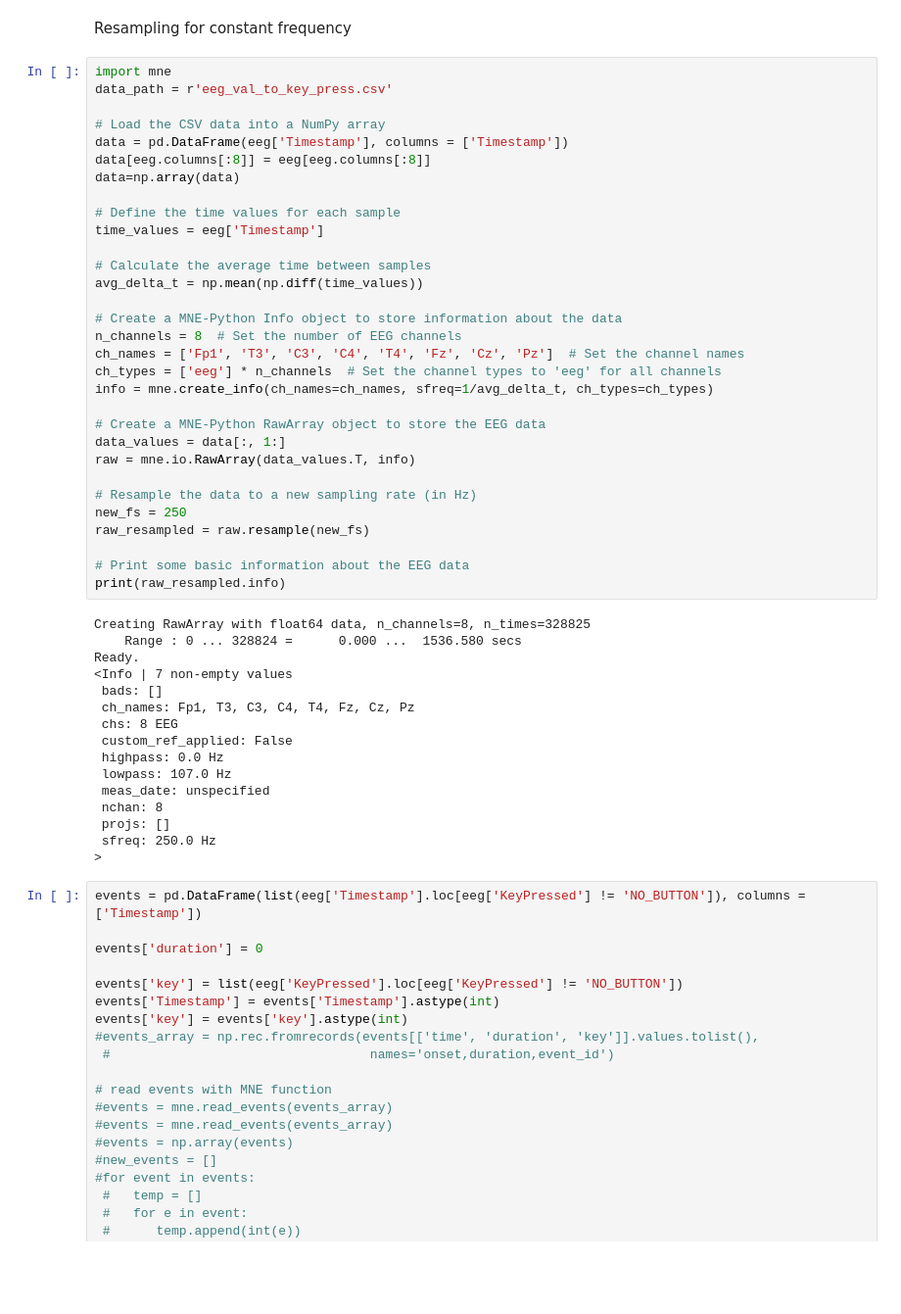
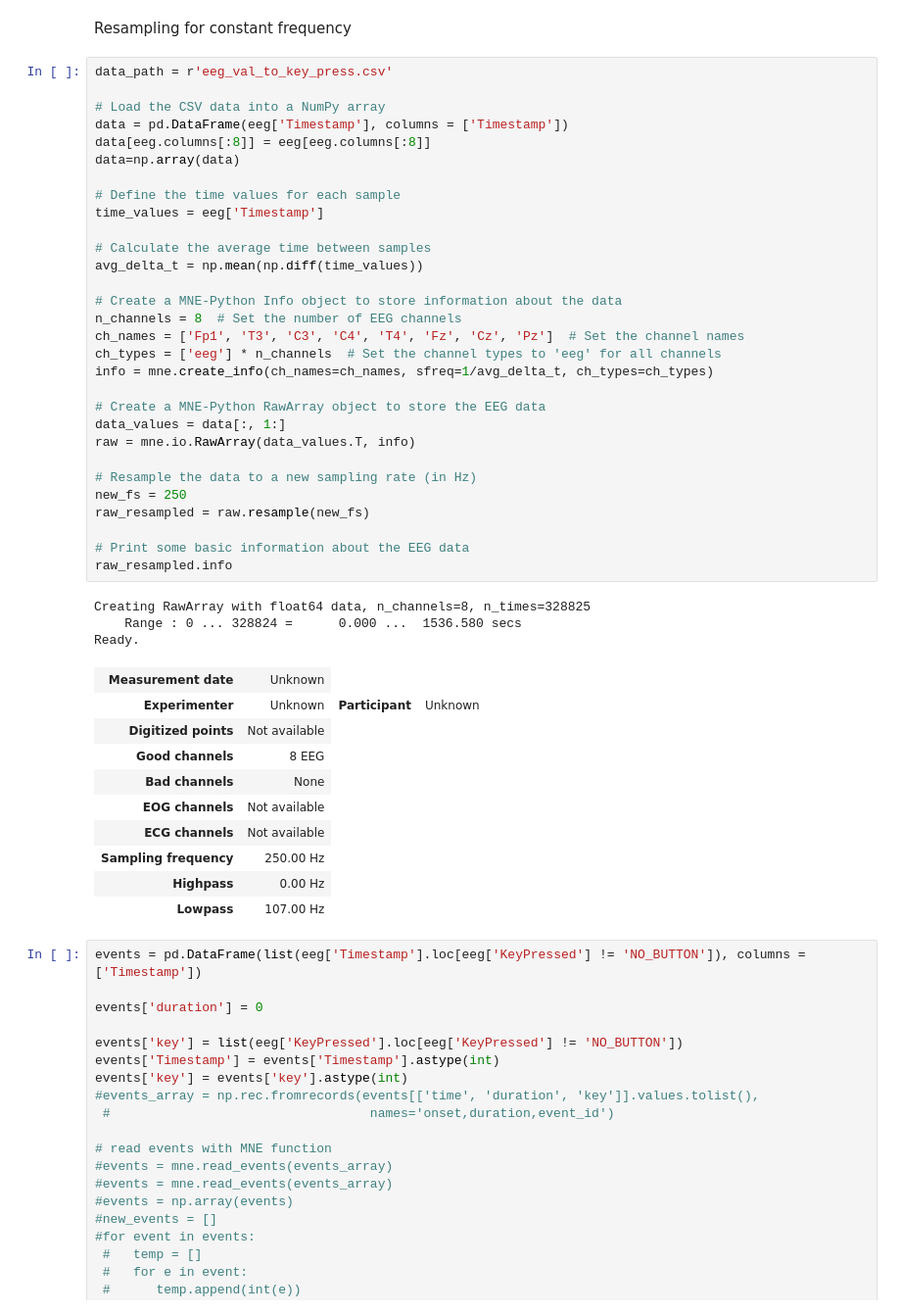
Before and after one commit to Carly-Freedman/Final-Project-Cogs-189, a Jupyter notebook: DataWrangling.ipynb, the cells around one changed output. Shown: that part at 98% size. Cells and saved outputs as stored; diff of their text form; blank space fills up the shorter version.

```diff
--- a/DataWrangling.ipynb
+++ b/DataWrangling.ipynb
@@ -205,52 +199,49 @@ eeg.head()
 # %% [markdown]
 Resampling for constant frequency
 # %%
-import mne
 data_path = r'eeg_val_to_key_press.csv'
 
 # Load the CSV data into a NumPy array
 data = pd.DataFrame(eeg['Timestamp'], columns = ['Timestamp'])
 data[eeg.columns[:8]] = eeg[eeg.columns[:8]]
 data=np.array(data)
 
 # Define the time values for each sample
 time_values = eeg['Timestamp']
 
 # Calculate the average time between samples
 avg_delta_t = np.mean(np.diff(time_values))
 
 # Create a MNE-Python Info object to store information about the data
 n_channels = 8  # Set the number of EEG channels
 ch_names = ['Fp1', 'T3', 'C3', 'C4', 'T4', 'Fz', 'Cz', 'Pz']  # Set the channel names
 ch_types = ['eeg'] * n_channels  # Set the channel types to 'eeg' for all channels
 info = mne.create_info(ch_names=ch_names, sfreq=1/avg_delta_t, ch_types=ch_types)
 
 # Create a MNE-Python RawArray object to store the EEG data
 data_values = data[:, 1:]
 raw = mne.io.RawArray(data_values.T, info)
 
 # Resample the data to a new sampling rate (in Hz)
 new_fs = 250
 raw_resampled = raw.resample(new_fs)
 
 # Print some basic information about the EEG data
-print(raw_resampled.info)
+raw_resampled.info
 # %% [output]
 Creating RawArray with float64 data, n_channels=8, n_times=328825
     Range : 0 ... 328824 =      0.000 ...  1536.580 secs
 Ready.
-<Info | 7 non-empty values
- bads: []
- ch_names: Fp1, T3, C3, C4, T4, Fz, Cz, Pz
- chs: 8 EEG
- custom_ref_applied: False
- highpass: 0.0 Hz
- lowpass: 107.0 Hz
- meas_date: unspecified
- nchan: 8
- projs: []
- sfreq: 250.0 Hz
->
+| Measurement date | Unknown |
+| Experimenter | Unknown | Participant | Unknown |
+| Digitized points | Not available |
+| Good channels | 8 EEG |
+| Bad channels | None |
+| EOG channels | Not available |
+| ECG channels | Not available |
+| Sampling frequency | 250.00 Hz |
+| Highpass | 0.00 Hz |
+| Lowpass | 107.00 Hz |
 # %%
 events = pd.DataFrame(list(eeg['Timestamp'].loc[eeg['KeyPressed'] != 'NO_BUTTON']), columns = ['Timestamp'])
 
```
Also changed, not shown: parts of 6 cells of this notebook.
